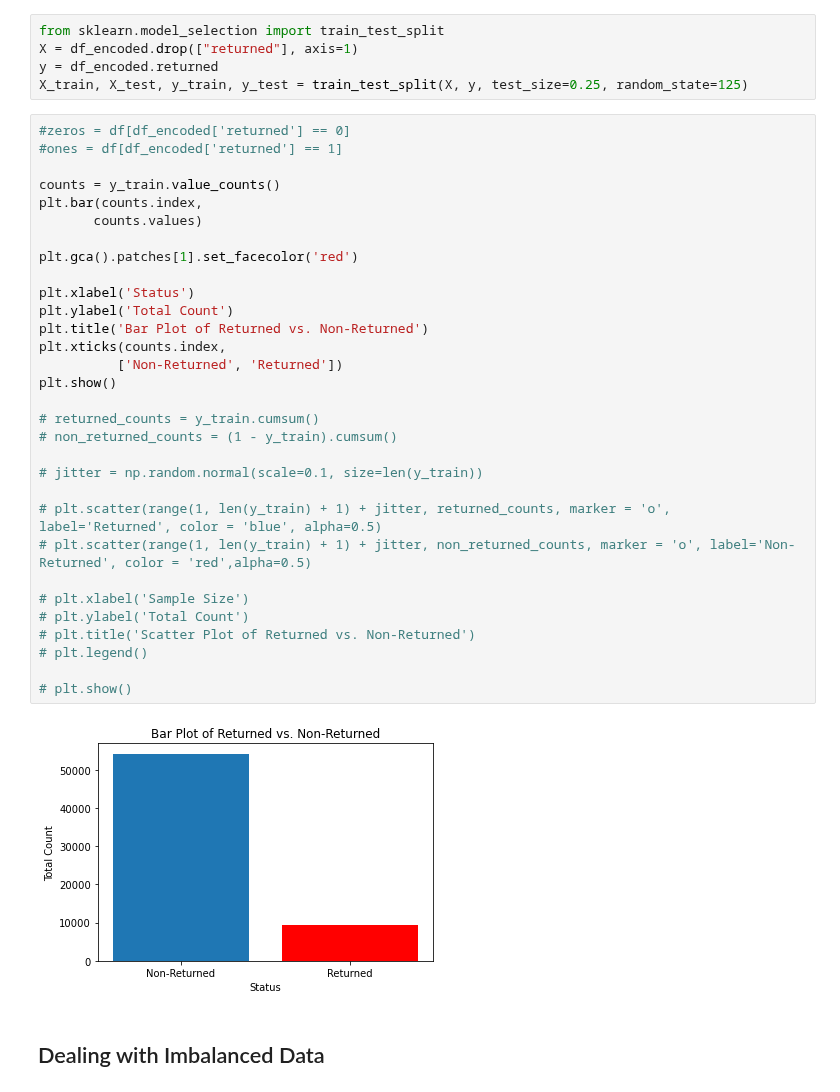
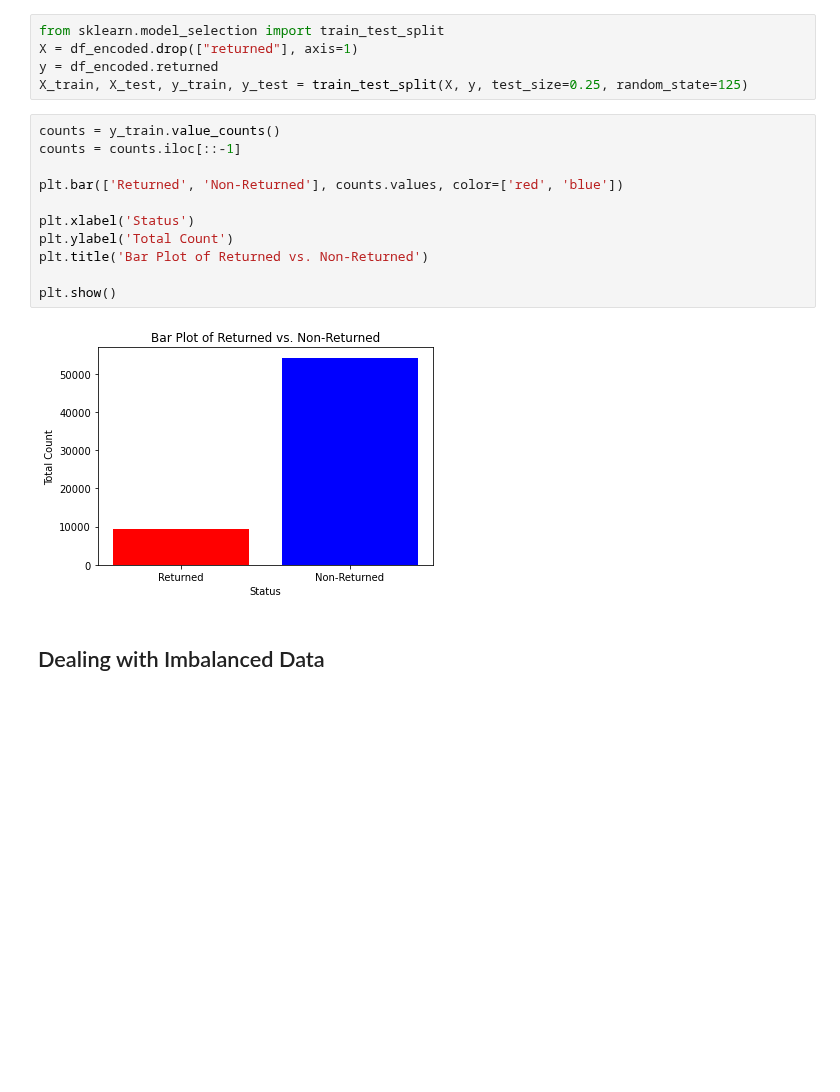
Before and after one commit to s-callejo/AI-Academy-capstone-project-team2, a Jupyter notebook: index.ipynb, the cells around one changed output. Saved outputs shown, nothing was run; the diff lists cells and outputs as text; blank space fills up the shorter version.

```diff
--- a/index.ipynb
+++ b/index.ipynb
@@ -373,39 +373,19 @@ from sklearn.model_selection import train_test_split
 X = df_encoded.drop(["returned"], axis=1)
 y = df_encoded.returned
 X_train, X_test, y_train, y_test = train_test_split(X, y, test_size=0.25, random_state=125)
-# %%
-#zeros = df[df_encoded['returned'] == 0]
-#ones = df[df_encoded['returned'] == 1]
-
-counts = y_train.value_counts()
-plt.bar(counts.index,
-       counts.values)
-
-plt.gca().patches[1].set_facecolor('red')
-
-plt.xlabel('Status')
-plt.ylabel('Total Count')
-plt.title('Bar Plot of Returned vs. Non-Returned')
-plt.xticks(counts.index,
-          ['Non-Returned', 'Returned'])
-plt.show()
-
-# returned_counts = y_train.cumsum()
-# non_returned_counts = (1 - y_train).cumsum()
-
-# jitter = np.random.normal(scale=0.1, size=len(y_train))
-
-# plt.scatter(range(1, len(y_train) + 1) + jitter, returned_counts, marker = 'o', label='Returned', color = 'blue', alpha=0.5)
-# plt.scatter(range(1, len(y_train) + 1) + jitter, non_returned_counts, marker = 'o', label='Non-Returned', color = 'red',alpha=0.5)
-
-# plt.xlabel('Sample Size')
-# plt.ylabel('Total Count')
-# plt.title('Scatter Plot of Returned vs. Non-Returned')
-# plt.legend()
-
-# plt.show()
-# %% [output]
-[figure, removed]
+# %%
+counts = y_train.value_counts()
+counts = counts.iloc[::-1]
+
+plt.bar(['Returned', 'Non-Returned'], counts.values, color=['red', 'blue'])
+
+plt.xlabel('Status')
+plt.ylabel('Total Count')
+plt.title('Bar Plot of Returned vs. Non-Returned')
+
+plt.show()
+# %% [output]
+[figure, added]
 # %% [markdown]
 ## Dealing with Imbalanced Data
 # %%
```
Also changed, not shown: parts of 3 cells of this notebook.
